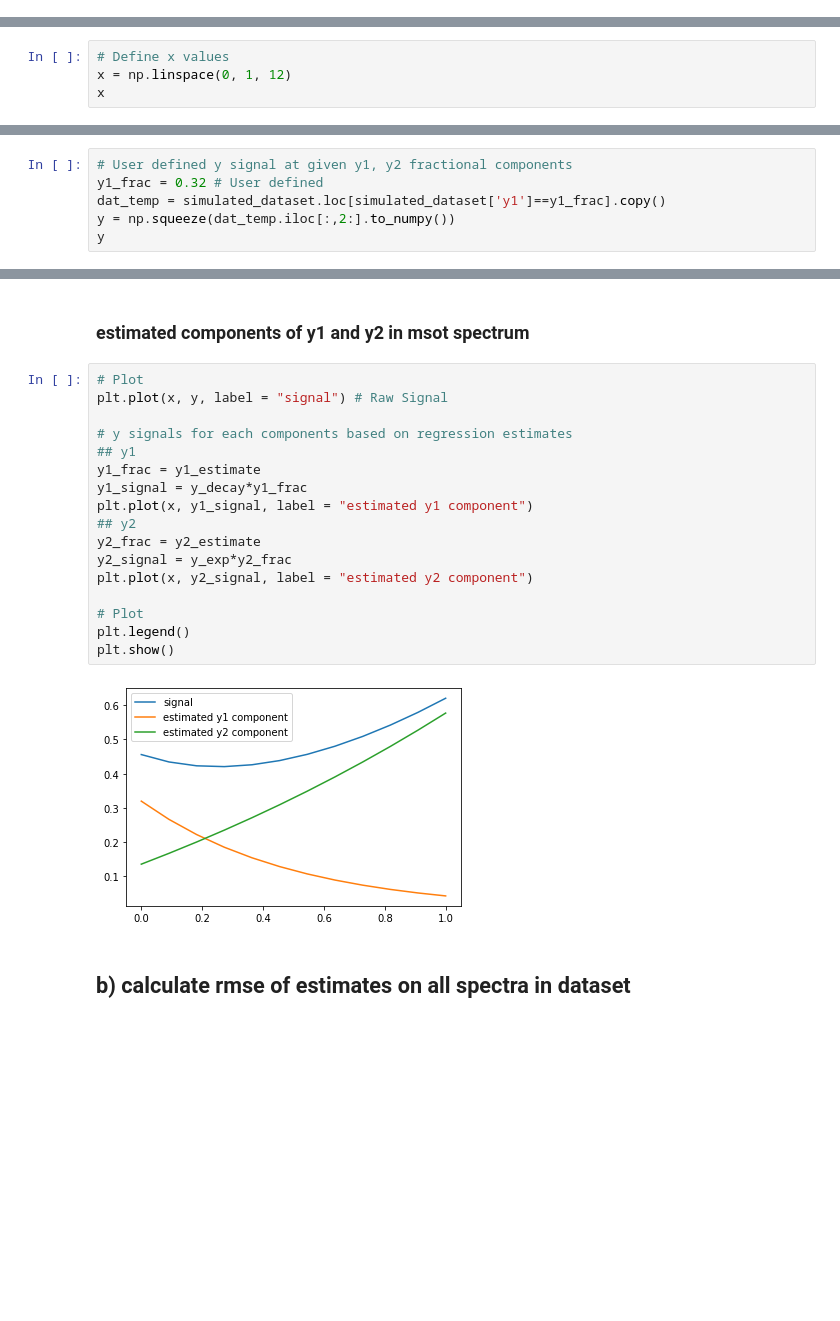
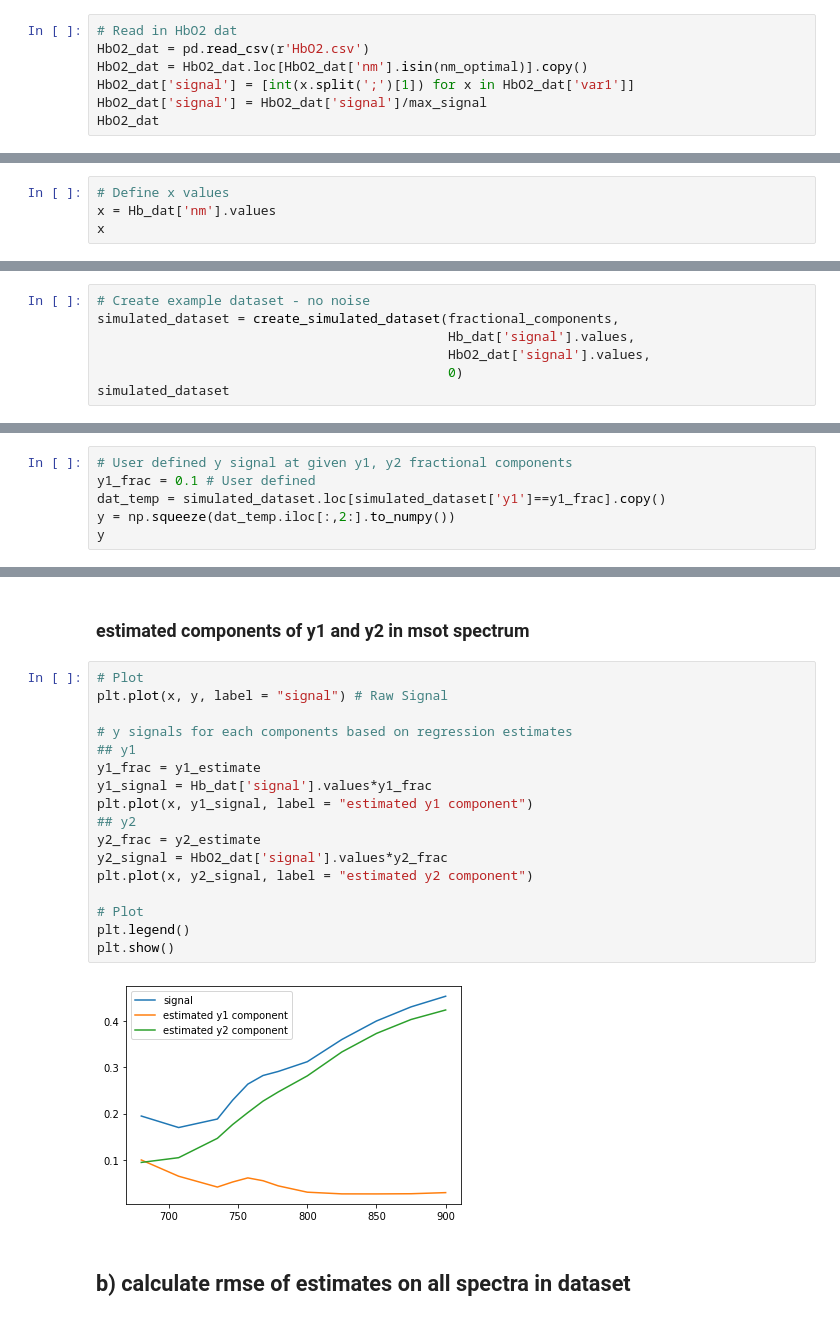
Before and after one commit to kylemjonesislanders/md-anderson, a Jupyter notebook: spectral-unmixing/simulation_experiment.ipynb, the cells around one changed output, grey strips where cells are left out. Cells and saved outputs as stored; diff of their text form; blank space fills up the shorter version.

```diff
--- a/spectral-unmixing/simulation_experiment.ipynb
+++ b/spectral-unmixing/simulation_experiment.ipynb
@@ -14,0 +52,7 @@ from sklearn.metrics import mean_squared_error
+# %%
+# Read in HbO2 dat
+HbO2_dat = pd.read_csv(r'HbO2.csv')
+HbO2_dat = HbO2_dat.loc[HbO2_dat['nm'].isin(nm_optimal)].copy()
+HbO2_dat['signal'] = [int(x.split(';')[1]) for x in HbO2_dat['var1']]
+HbO2_dat['signal'] = HbO2_dat['signal']/max_signal
+HbO2_dat
@@ -16,6 +79,6 @@ from sklearn.metrics import mean_squared_error
 ### x values in spectrum (frequencies)
 # %%
 # Define x values
-x = np.linspace(0, 1, 12)
+x = Hb_dat['nm'].values
 x
 # %% [output]
@@ -128,2 +142,9 @@ simulated_dataset
 # %% [markdown]
 # II. spectral unmixing
+# %%
+# Create example dataset - no noise
+simulated_dataset = create_simulated_dataset(fractional_components,
+                                             Hb_dat['signal'].values,
+                                             HbO2_dat['signal'].values,
+                                             0)
+simulated_dataset
@@ -157,7 +192,7 @@ array([[1.        , 0.2       ],
 ### create y --> msot spectra at user defined fractional components
 # %%
 # User defined y signal at given y1, y2 fractional components
-y1_frac = 0.32 # User defined
+y1_frac = 0.1 # User defined
 dat_temp = simulated_dataset.loc[simulated_dataset['y1']==y1_frac].copy()
 y = np.squeeze(dat_temp.iloc[:,2:].to_numpy())
 y
@@ -185,22 +220,22 @@ y2 estimate: 0.68
 # %%
 # Plot
 plt.plot(x, y, label = "signal") # Raw Signal
 
 # y signals for each components based on regression estimates
 ## y1
 y1_frac = y1_estimate
-y1_signal = y_decay*y1_frac
+y1_signal = Hb_dat['signal'].values*y1_frac
 plt.plot(x, y1_signal, label = "estimated y1 component")
 ## y2
 y2_frac = y2_estimate
-y2_signal = y_exp*y2_frac
+y2_signal = HbO2_dat['signal'].values*y2_frac
 plt.plot(x, y2_signal, label = "estimated y2 component")
 
 # Plot
 plt.legend()
 plt.show()
 # %% [output]
-[figure, old version]
+[figure, new version]
 # %% [markdown]
 ## b) calculate rmse of estimates on all spectra in dataset
 # %%
```
Also changed, not shown: parts of 26 cells of this notebook.
